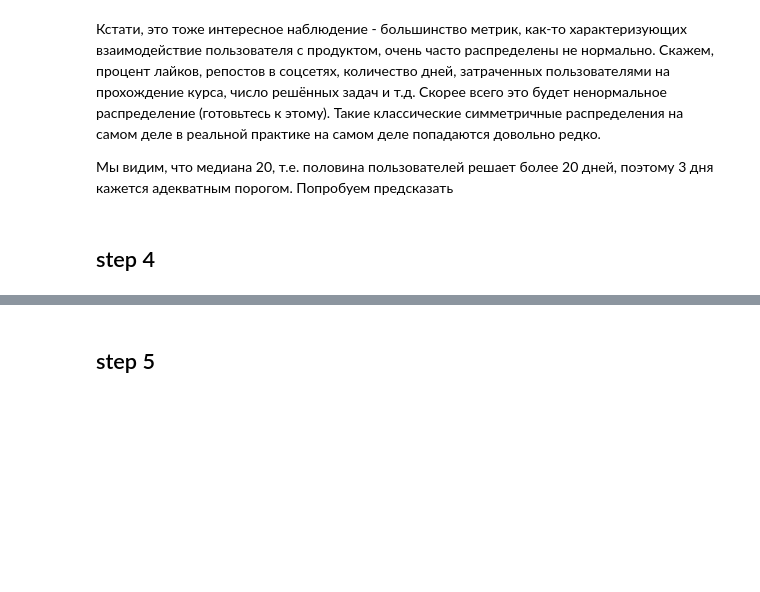
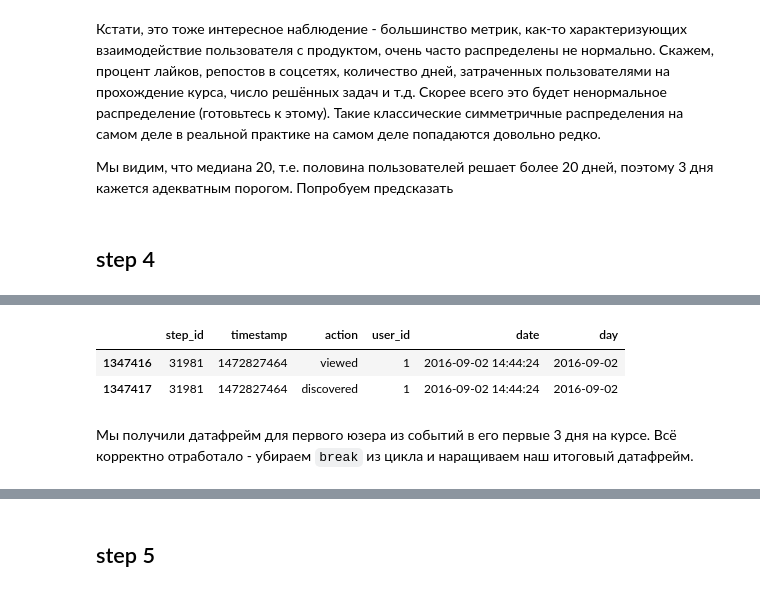
Before and after one commit to dgokondra/stepik_pandas_notebooks.github.io, a Jupyter notebook: 2.9.ipynb, the cells around one changed output, grey strips where cells are left out. Cells and saved outputs as stored; diff of their text form; code cells hidden in the pictures; blank space fills up the shorter version.

Commit message:
added 4th step

```diff
--- a/2.9.ipynb
+++ b/2.9.ipynb
@@ -131,0 +145,4 @@ users_data[users_data.passed_course].day.hist()
+# %%
+user_min_time = events_data.groupby('user_id', as_index=False) \
+    .agg({'timestamp': 'min'}) \
+    .rename({'timestamp': 'min_timestamp'}, axis=1)
@@ -131,0 +160,2 @@ users_data[users_data.passed_course].day.hist()
+# %%
+users_data = users_data.merge(user_min_time, how='outer')
@@ -131,0 +189,4 @@ users_data[users_data.passed_course].day.hist()
+# %%
+for user_id in users_data.user_id:
+    min_user_time = users_data[users_data.user_id == user_id].min_timestamp.item()
+    break
@@ -131,0 +216,8 @@ users_data[users_data.passed_course].day.hist()
+# %%
+for user_id in users_data.user_id:
+    min_user_time = users_data[users_data.user_id == user_id].min_timestamp.item()
+    time_treshold = min_user_time + 3 * 24 * 60 * 60 # minimal timestamp + 3 days in seconds
+
+    user_events_data = events_data[(events_data.user_id == user_id) & (events_data.timestamp < time_treshold)]
+
+    break
@@ -131,0 +231,8 @@ users_data[users_data.passed_course].day.hist()
+# %%
+user_events_data
+# %% [output]
+|  | step_id | timestamp | action | user_id | date | day |
+| 1347416 | 31981 | 1472827464 | viewed | 1 | 2016-09-02 14:44:24 | 2016-09-02 |
+| 1347417 | 31981 | 1472827464 | discovered | 1 | 2016-09-02 14:44:24 | 2016-09-02 |
+# %% [markdown]
+Мы получили датафрейм для первого юзера из событий в его первые 3 дня на курсе. Всё корректно отработало - убираем `break` из цикла и наращиваем наш итоговый датафрейм.
```
Also changed, not shown: parts of 25 cells of this notebook.
